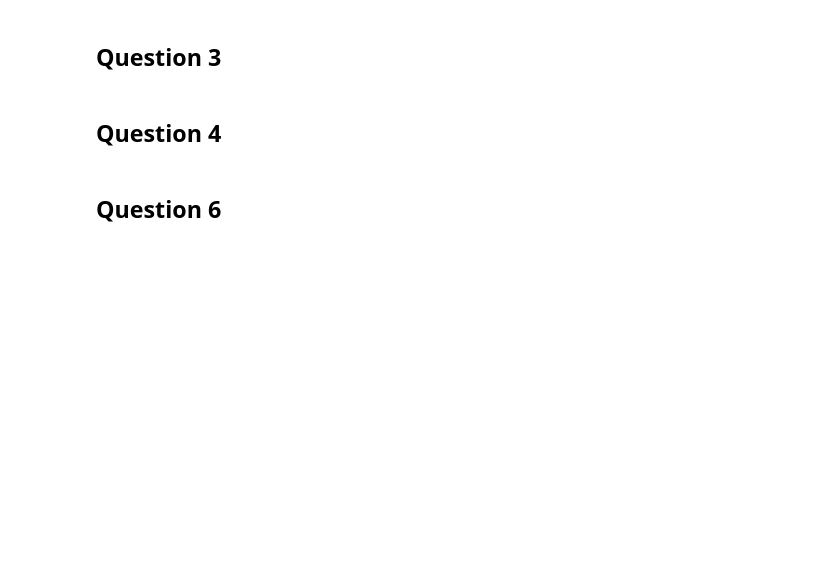
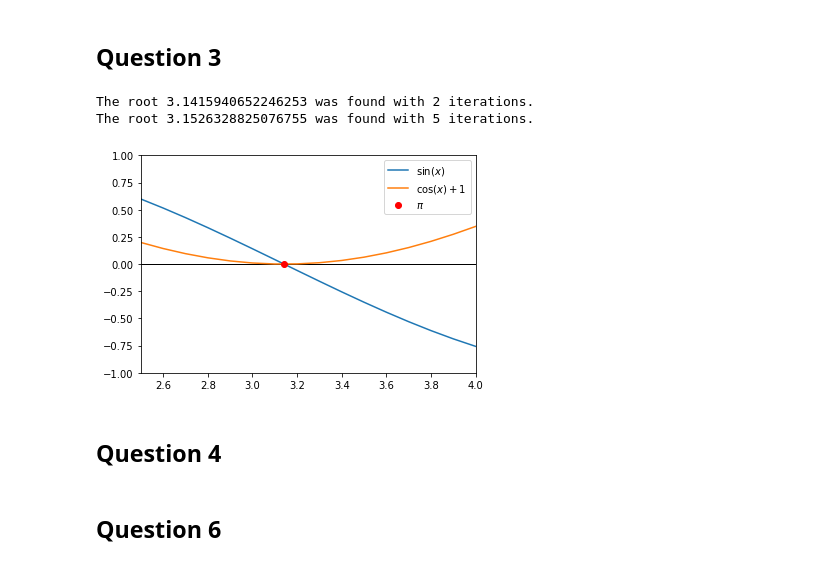
Before and after one commit to magnuis/MTM3521, a Jupyter notebook: atp1.ipynb, the cells around one changed output. Cells and saved outputs as stored; diff of their text form; code cells hidden in the pictures; blank space fills up the shorter version.

```diff
--- a/atp1.ipynb
+++ b/atp1.ipynb
@@ -329,18 +339,18 @@ def b_dericative(x):
 approx_a, iterations_a = newton(
     g=a_function,
     dg=a_derivative,
-    min_interval=1,
+    min_interval=3,
     max_interval=4,
-    delta=10**(-3),
+    delta=1e-3,
     max_iterations=100
 )
 
 approx_b, iterations_b = newton(
     g=b_function,
     dg=b_dericative,
-    min_interval=1,
+    min_interval=3,
     max_interval=4,
-    delta=10**(-3),
+    delta=1e-3,
     max_iterations=100
 )
 
@@ -352,6 +362,30 @@ approx_b, iterations_b = newton(
 
 print(f"The root {approx_a} was found with {iterations_a} iterations.")
 print(f"The root {approx_b} was found with {iterations_b} iterations.")
+# %% [output]
+The root 3.1415940652246253 was found with 2 iterations.
+The root 3.1526328825076755 was found with 5 iterations.
+# %%
+# plot question 3
+
+domain_q3 = np.arange(0, 10, 0.1)
+
+y_a = [a_function(x) for x in domain_q3]
+y_b = [b_function(x) for x in domain_q3]
+
+plt.axhline(0, color='black', linewidth=1)
+plt.axvline(0, color='black', linewidth=1)
+
+ax = plt.gca()
+ax.plot(domain_q3, y_a, label=r'$\sin(x)$')
+ax.plot(domain_q3, y_b, label=r'$\cos(x)+1$')
+plt.plot(pi, 0, 'ro', label=r'$\pi$')
+plt.xlim(2.5, 4)
+plt.ylim(-1,1)
+ax.legend()
+plt.show()
+# %% [output]
+[figure, added]
 # %% [markdown]
 ## Question 4
 # %%
```
Also changed, not shown: parts of 5 cells of this notebook.
